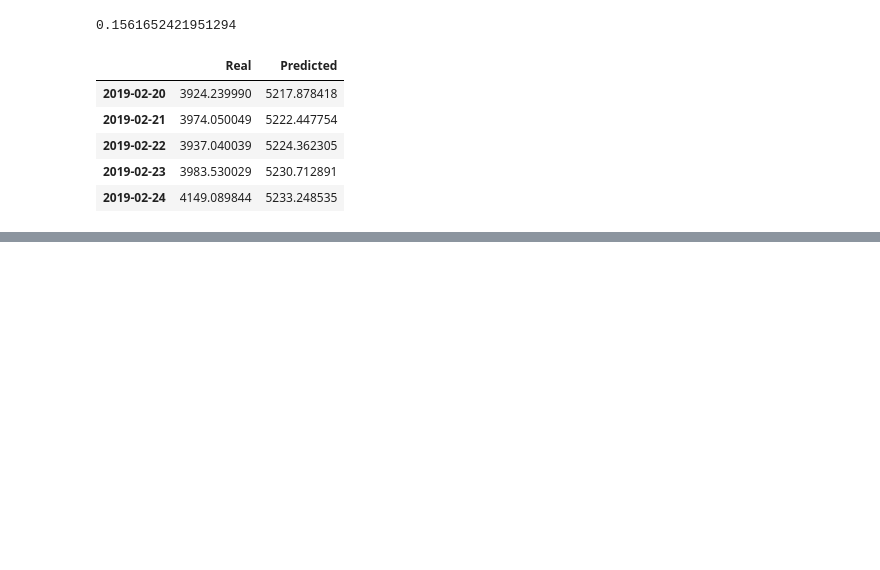
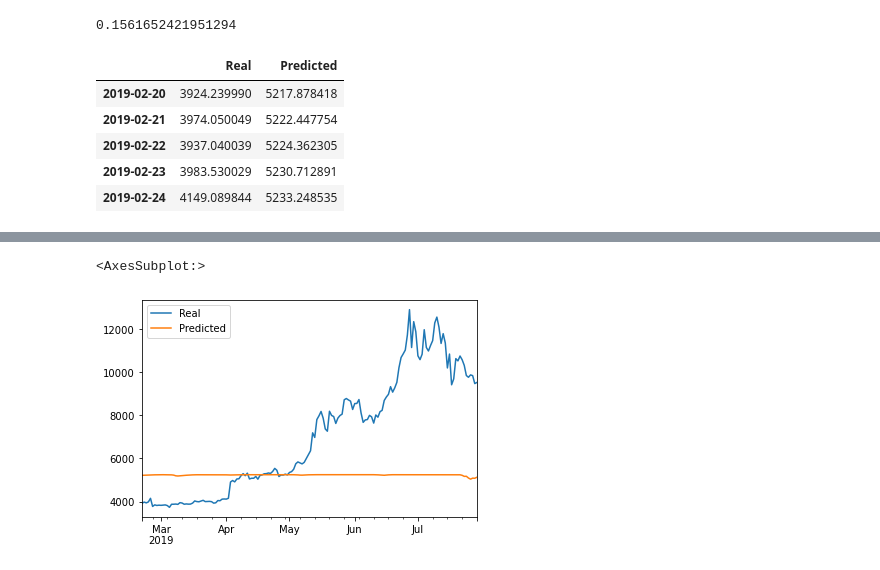
Before and after one commit to mowahome/Deep_Learning, a Jupyter notebook: lstm_stock_predictor_fng.ipynb, the cells around one changed output, grey strips where cells are left out. Drawn from its saved outputs; the diff is of its cells as text; code cells hidden in the pictures; blank space fills up the shorter version.

```diff
--- a/lstm_stock_predictor_fng.ipynb
+++ b/lstm_stock_predictor_fng.ipynb
@@ -275,5 +275,5 @@ stocks.head()
 | 2019-02-24 | 4149.089844 | 5233.248535 |
 # %%
 # Plot the real vs predicted values as a line chart
-stocks.hvplot()
+stocks.plot()
 # %% [output]
@@ -280,0 +280,2 @@ stocks.hvplot()
+<AxesSubplot:>
+[figure, added]
```
Also changed, not shown: parts of 2 cells of this notebook, 1 other file.
